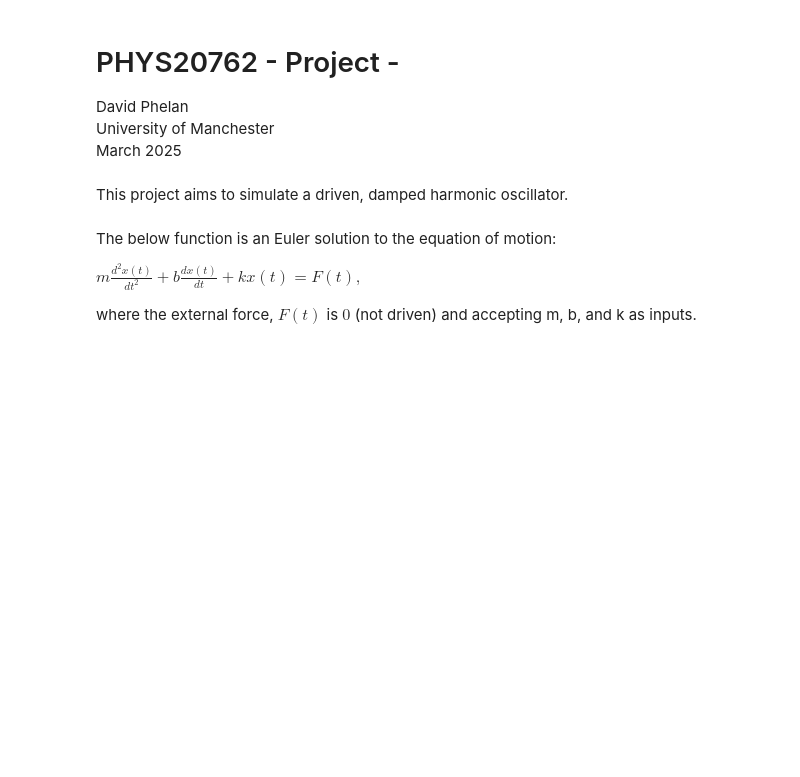
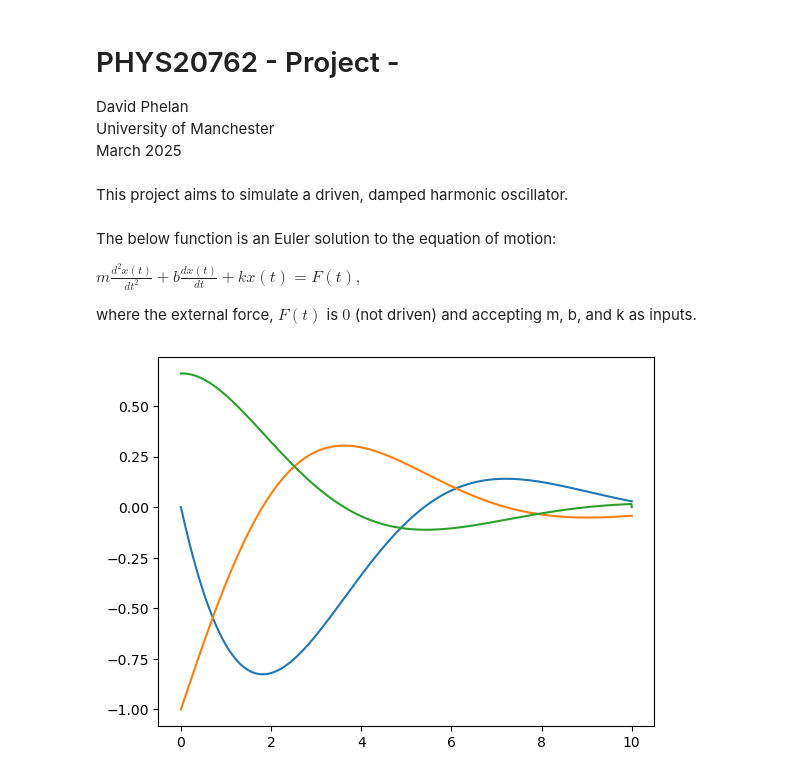
Before and after one commit to david-phelan/computational-physics-project-two, a Jupyter notebook: ProjectTwo.ipynb, the cells around one changed output. Cells and saved outputs as stored; diff of their text form; code cells hidden in the pictures; blank space fills up the shorter version.

Commit message:
Refactored how the function calculates acceleration, to now get the missing value for the acceleration at the final step

```diff
--- a/ProjectTwo.ipynb
+++ b/ProjectTwo.ipynb
@@ -19,15 +19,25 @@ where the external force, $F(t)$ is $0$ (not driven) and accepting m, b, and k a
 # %%
 def Euler_undriven(m, k, b, n, x0, v0, dt):
     # Initialisation
     t = np.linspace(0, n*dt, n+1)
     x = np.zeros(n+1)
     v = np.zeros(n+1)
     a = np.zeros(n+1)
     x[0] = x0
     v[0] = v0
+    # Compute initial acceleration
+    a[0] = -(k * x[0] + b * v[0]) / m
     # Euler method
     for i in range(n):
-        a[i] = (-k*x[i] - b*v[i])/m
+        a[i+1] = -(k * x[i+1] + b * v[i+1]) / m
         v[i+1] = v[i] + (-k*x[i] - b*v[i])/m*dt
         x[i+1] = x[i] + v[i]*dt
     return x, v, a, t
+
+params = Euler_undriven(3.03, 1.35, 2, 1000, 0, -1, 0.01)
+plt.plot(params[3], params[0])
+plt.plot(params[3], params[1])
+plt.plot(params[3], params[2])
+plt.show()
+# %% [output]
+[figure, added]
```
